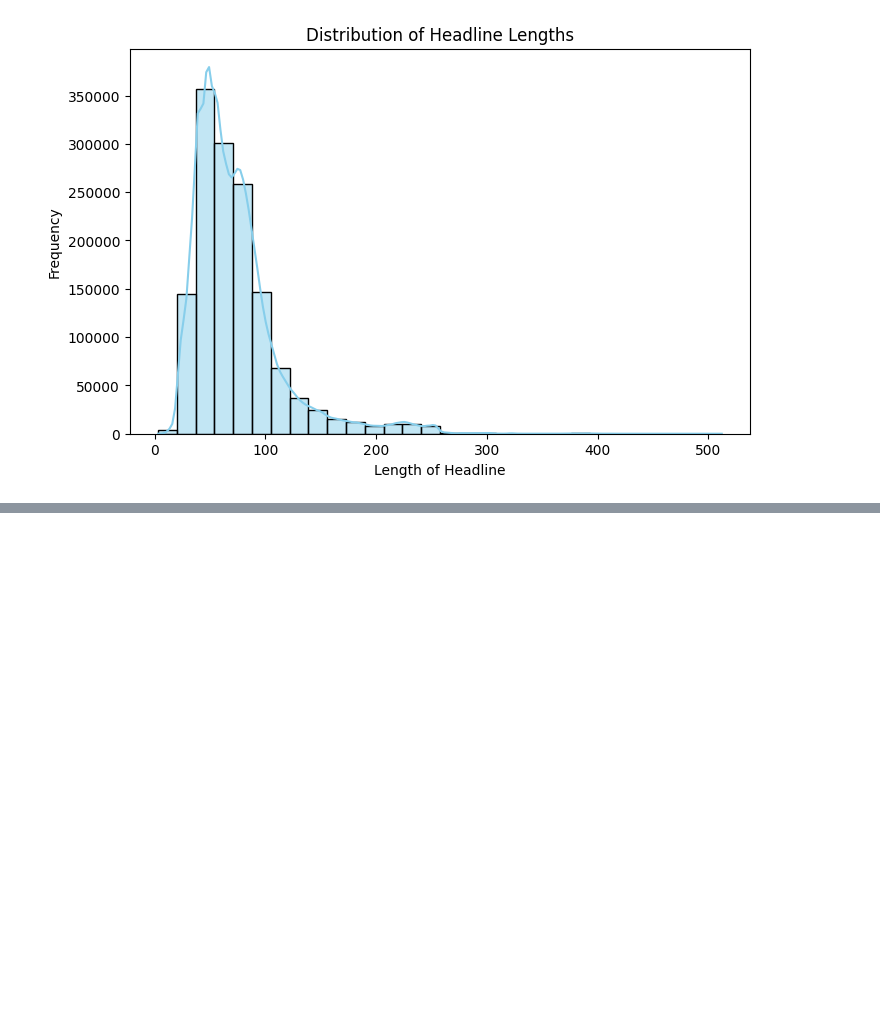
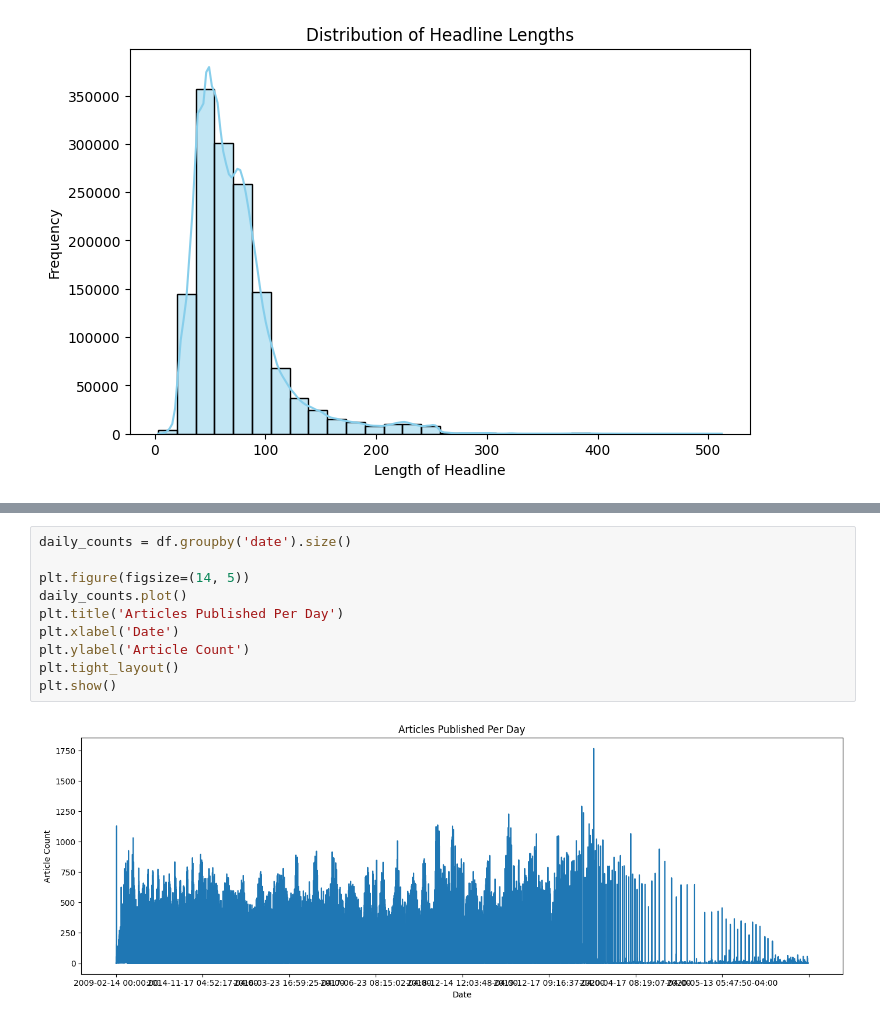
Before and after one commit to RuhamaY/sentiment-analysis-week2, a Jupyter notebook: notebooks/EDA.ipynb, the cells around one changed output, grey strips where cells are left out. Saved outputs shown, nothing was run; the diff lists cells and outputs as text; blank space fills up the shorter version.

```diff
--- a/notebooks/EDA.ipynb
+++ b/notebooks/EDA.ipynb
@@ -72,0 +89,12 @@ plt.show()
+# %%
+daily_counts = df.groupby('date').size()
+
+plt.figure(figsize=(14, 5))
+daily_counts.plot()
+plt.title('Articles Published Per Day')
+plt.xlabel('Date')
+plt.ylabel('Article Count')
+plt.tight_layout()
+plt.show()
+# %% [output]
+[figure, added]
```
Also changed, not shown: parts of 4 cells of this notebook.
